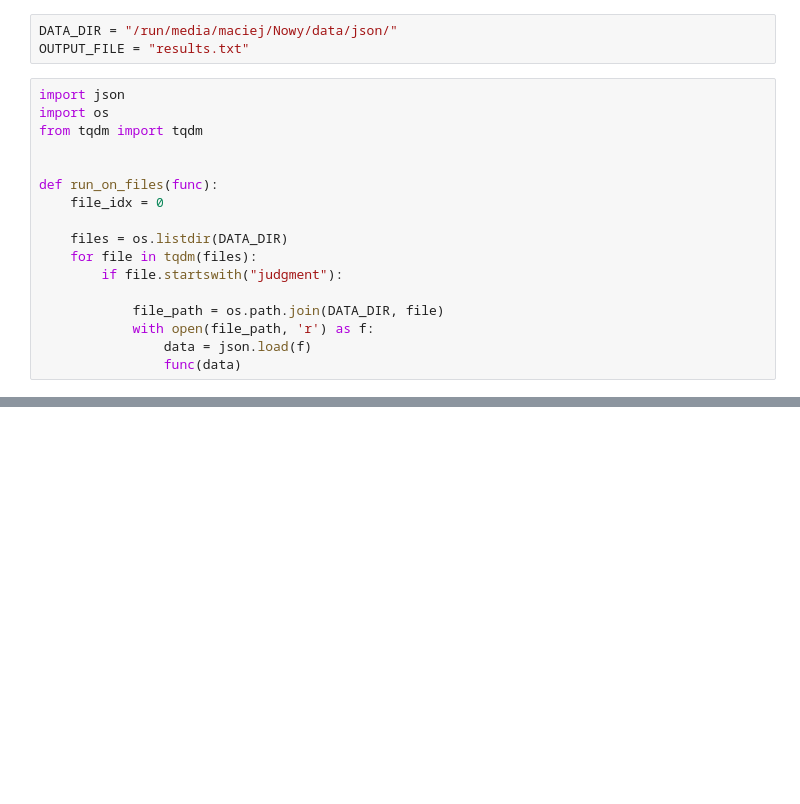
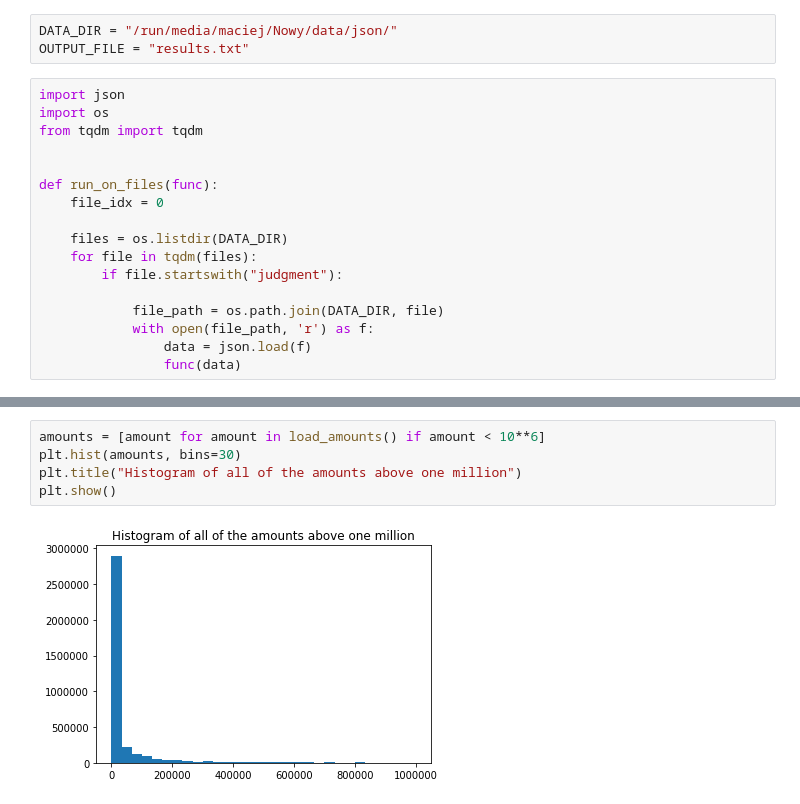
Before and after one commit to flisiewski/nlp, a Jupyter notebook: 1.ipynb, the cells around one changed output, grey strips where cells are left out. Cells and saved outputs as stored; diff of their text form; blank space fills up the shorter version.

```diff
--- a/1.ipynb
+++ b/1.ipynb
@@ -68,0 +115,7 @@ run_on_files(money_search)
+# %%
+amounts = [amount for amount in load_amounts() if amount < 10**6]
+plt.hist(amounts, bins=30)
+plt.title("Histogram of all of the amounts above one million")
+plt.show()
+# %% [output]
+[figure, added]
```
Also changed, not shown: parts of 11 cells of this notebook.
